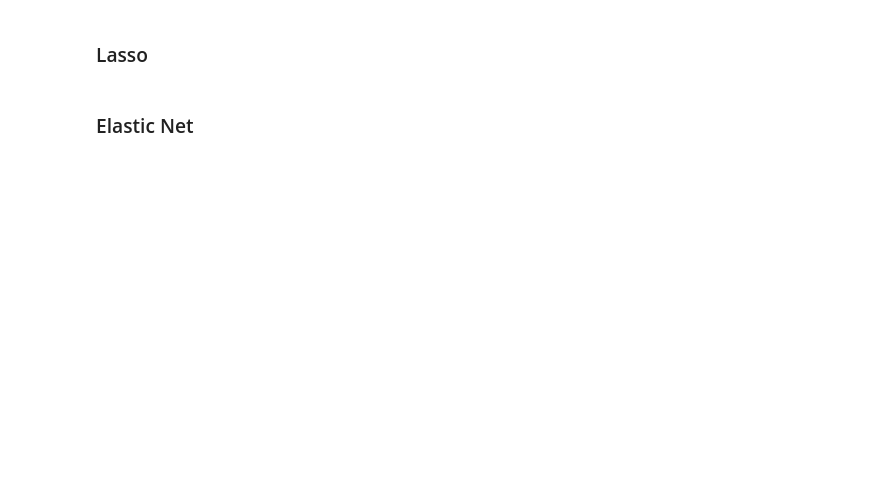
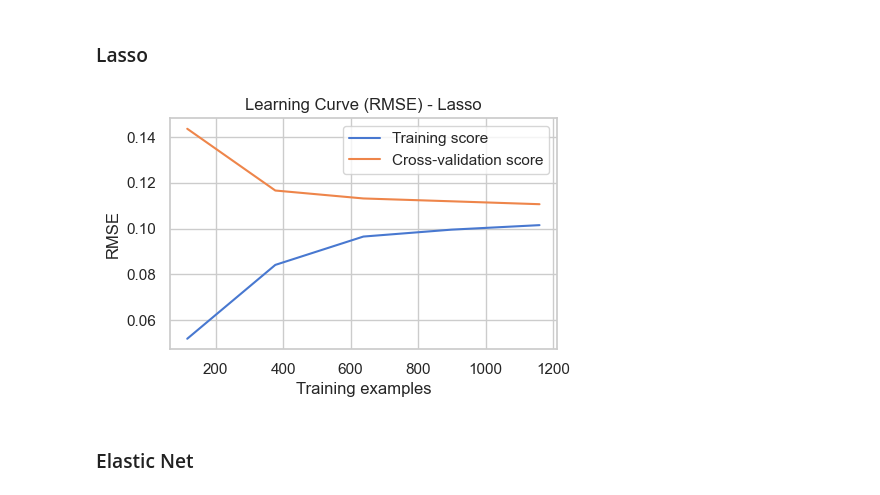
Before and after one commit to sjuanati/DataSciLabs, a Jupyter notebook: projects/kaggle/02_house_prices/house_prices.ipynb, the cells around one changed output. Drawn from its saved outputs; the diff is of its cells as text; code cells hidden in the pictures; blank space fills up the shorter version.

```diff
--- a/projects/kaggle/02_house_prices/house_prices.ipynb
+++ b/projects/kaggle/02_house_prices/house_prices.ipynb
@@ -756,13 +759,17 @@ plot_learning_curve(ridge)
 # %%
 lasso = fit_lasso_regressor(
-    alpha=0.0001,
+    alpha=0.0005,
     fit_intercept=True,
-    max_iter=7500,
+    max_iter=3500,
     positive=True,
     precompute=False,
     selection="random",
     tol=0.00001,
     warm_start=False,
 )
+# %%
+plot_learning_curve(lasso)
+# %% [output]
+[figure, added]
 # %% [markdown]
 ### Elastic Net
```
Also changed, not shown: parts of 38 cells of this notebook, 1 other file.
